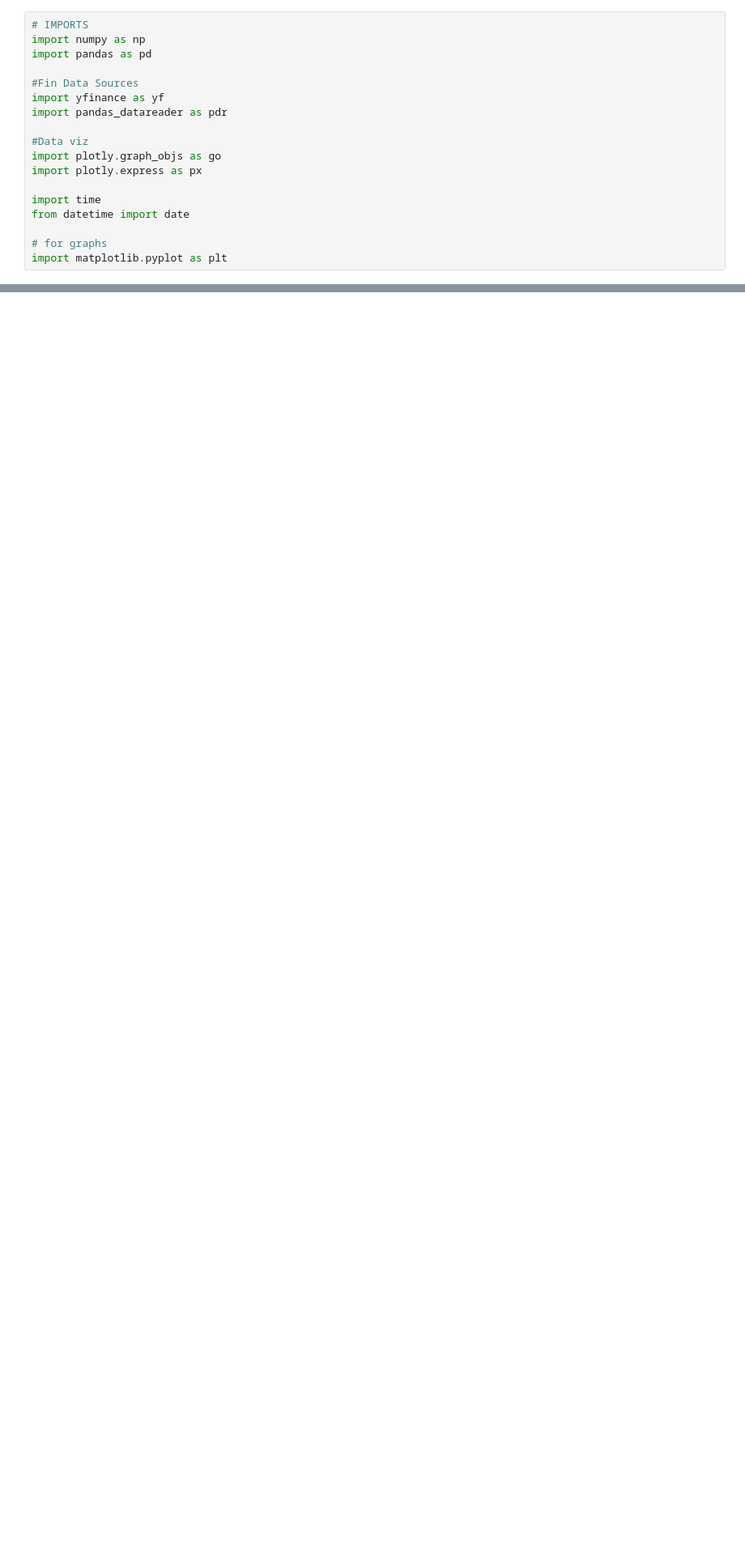
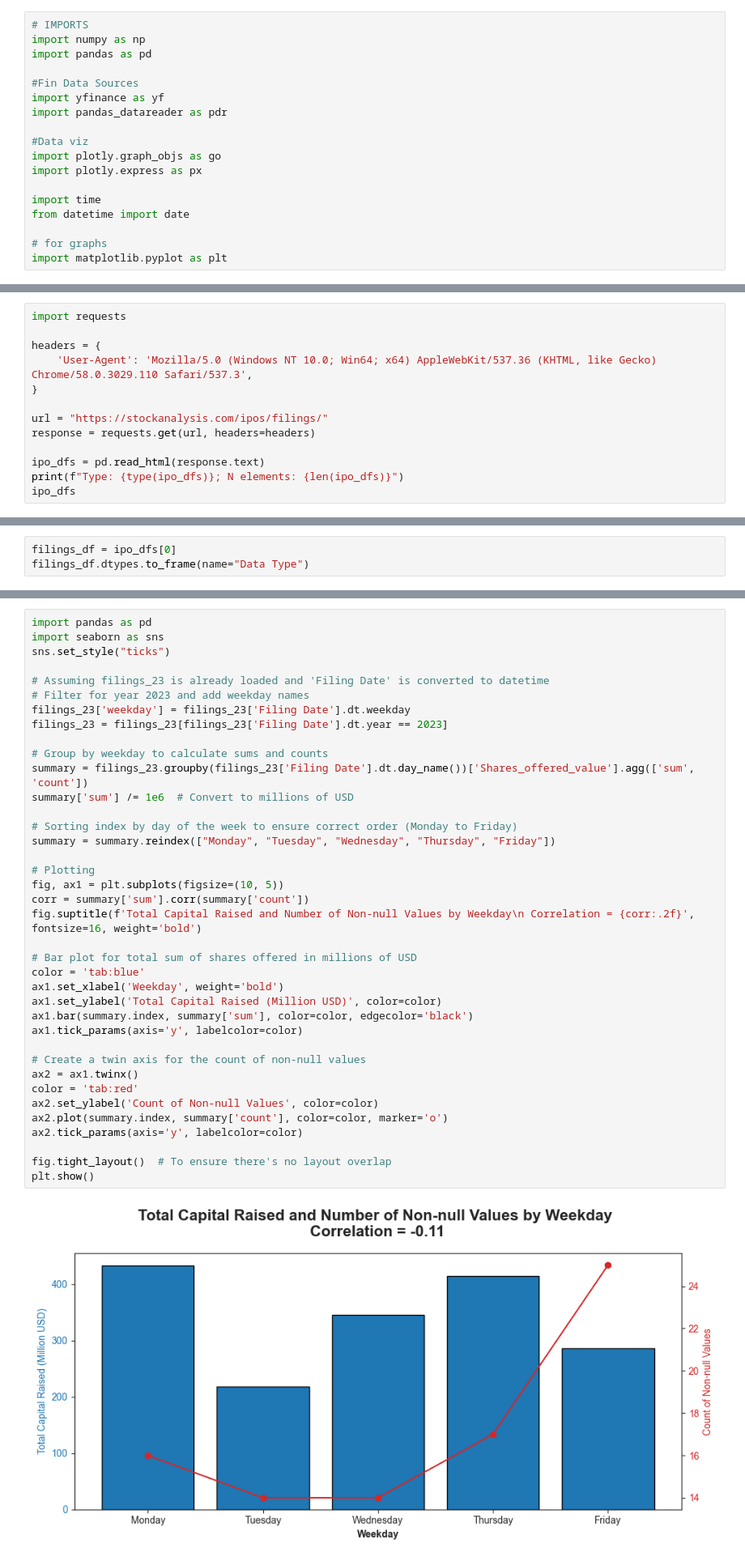
Before and after one commit to Ocean-code-1995/stock-market-analytics-zoomcamp, a Jupyter notebook: Module2/homework2.ipynb, the cells around one changed output, grey strips where cells are left out. Shown at 81% size. Cells and saved outputs as stored; diff of their text form; blank space fills up the shorter version.

```diff
--- a/Module2/homework2.ipynb
+++ b/Module2/homework2.ipynb
@@ -36,0 +46,13 @@ Find the total sum in $m (millions of USD, closest INTEGER number) for all filin
+# %%
+import requests
+
+headers = {
+    'User-Agent': 'Mozilla/5.0 (Windows NT 10.0; Win64; x64) AppleWebKit/537.36 (KHTML, like Gecko) Chrome/58.0.3029.110 Safari/537.3',
+}
+
+url = "https://stockanalysis.com/ipos/filings/"
+response = requests.get(url, headers=headers)
+
+ipo_dfs = pd.read_html(response.text)
+print(f"Type: {type(ipo_dfs)}; N elements: {len(ipo_dfs)}")
+ipo_dfs
@@ -36,0 +98,3 @@ Find the total sum in $m (millions of USD, closest INTEGER number) for all filin
+# %%
+filings_df = ipo_dfs[0]
+filings_df.dtypes.to_frame(name="Data Type")
@@ -36,0 +209,40 @@ Find the total sum in $m (millions of USD, closest INTEGER number) for all filin
+# %%
+import pandas as pd
+import seaborn as sns
+sns.set_style("ticks")
+
+# Assuming filings_23 is already loaded and 'Filing Date' is converted to datetime
+# Filter for year 2023 and add weekday names
+filings_23['weekday'] = filings_23['Filing Date'].dt.weekday
+filings_23 = filings_23[filings_23['Filing Date'].dt.year == 2023]
+
+# Group by weekday to calculate sums and counts
+summary = filings_23.groupby(filings_23['Filing Date'].dt.day_name())['Shares_offered_value'].agg(['sum', 'count'])
+summary['sum'] /= 1e6  # Convert to millions of USD
+
+# Sorting index by day of the week to ensure correct order (Monday to Friday)
+summary = summary.reindex(["Monday", "Tuesday", "Wednesday", "Thursday", "Friday"])
+
+# Plotting
+fig, ax1 = plt.subplots(figsize=(10, 5))
+corr = summary['sum'].corr(summary['count'])
+fig.suptitle(f'Total Capital Raised and Number of Non-null Values by Weekday\n Correlation = {corr:.2f}', fontsize=16, weight='bold')
+
+# Bar plot for total sum of shares offered in millions of USD
+color = 'tab:blue'
+ax1.set_xlabel('Weekday', weight='bold')
+ax1.set_ylabel('Total Capital Raised (Million USD)', color=color)
+ax1.bar(summary.index, summary['sum'], color=color, edgecolor='black')
+ax1.tick_params(axis='y', labelcolor=color)
+
+# Create a twin axis for the count of non-null values
+ax2 = ax1.twinx()
+color = 'tab:red'
+ax2.set_ylabel('Count of Non-null Values', color=color)
+ax2.plot(summary.index, summary['count'], color=color, marker='o')
+ax2.tick_params(axis='y', labelcolor=color)
+
+fig.tight_layout()  # To ensure there's no layout overlap
+plt.show()
+# %% [output]
+[figure, added]
```
Also changed, not shown: parts of 48 cells of this notebook.
